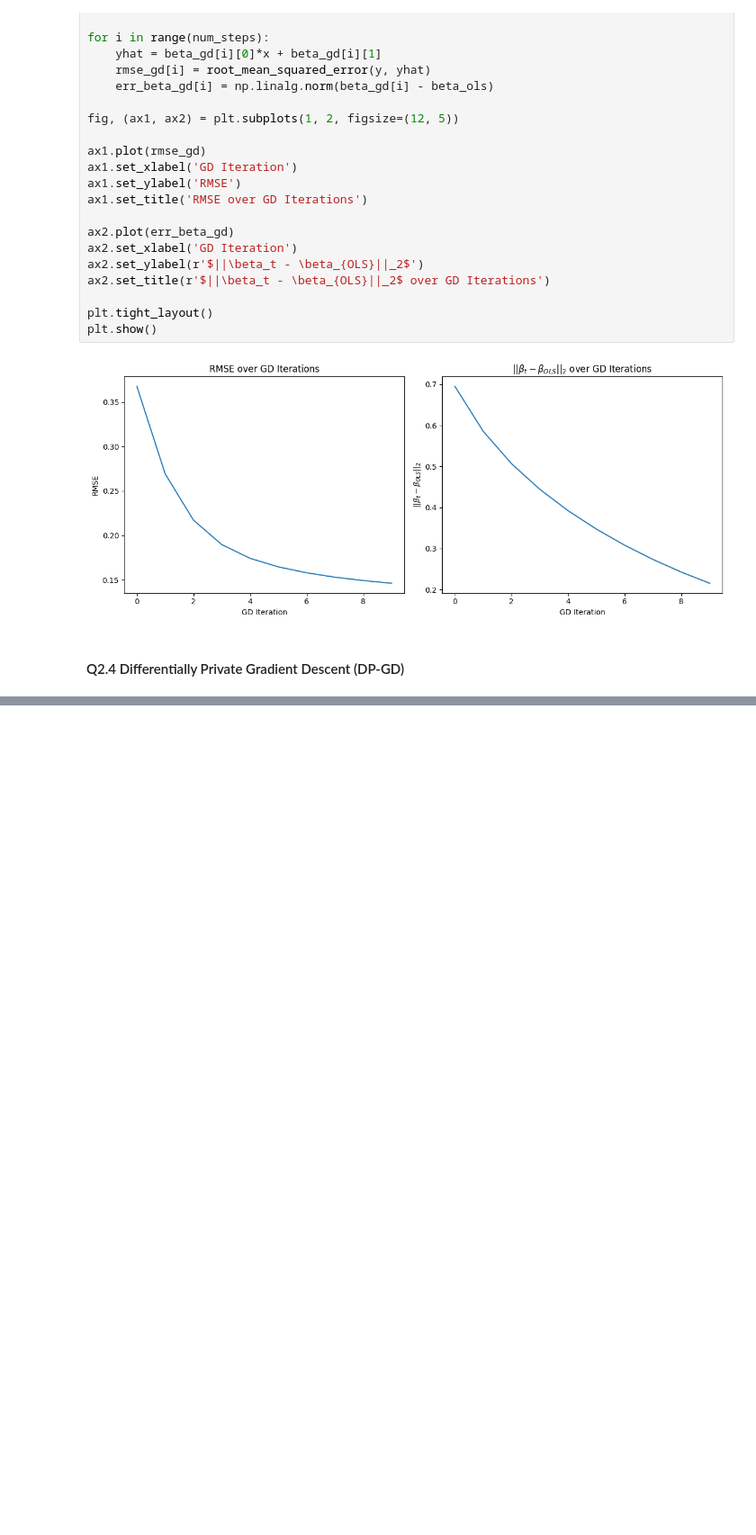
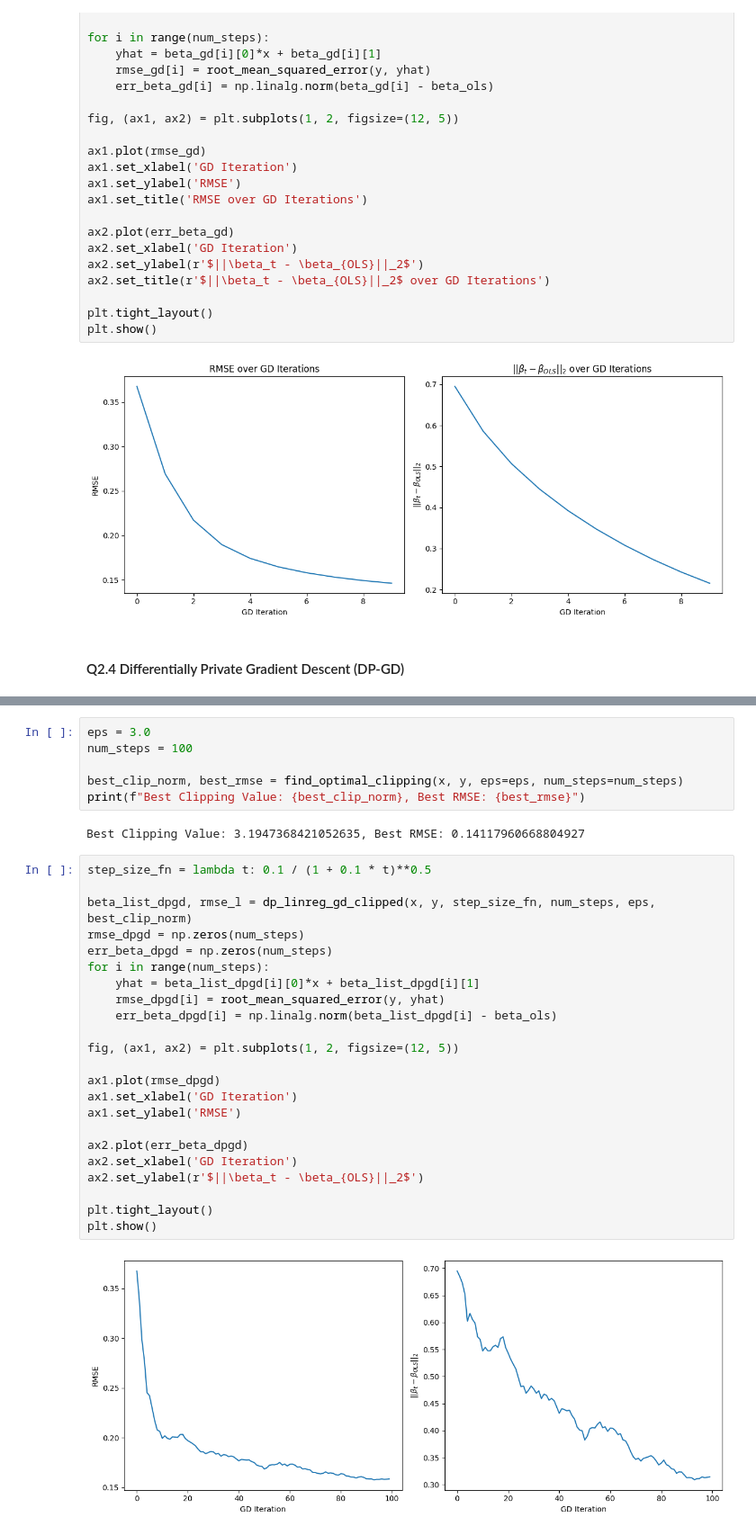
Before and after one commit to sabinaaskerova/privacy_ml, a Jupyter notebook: Sabina-ASKEROVA.ipynb, the cells around one changed output, grey strips where cells are left out. Shown at 90% size. Saved outputs shown, nothing was run; the diff lists cells and outputs as text; blank space fills up the shorter version.

```diff
--- a/Sabina-ASKEROVA.ipynb
+++ b/Sabina-ASKEROVA.ipynb
@@ -1170,0 +1086,33 @@ plt.show()
+# %%
+eps = 3.0
+num_steps = 100
+
+best_clip_norm, best_rmse = find_optimal_clipping(x, y, eps=eps, num_steps=num_steps)
+print(f"Best Clipping Value: {best_clip_norm}, Best RMSE: {best_rmse}")
+# %% [output]
+Best Clipping Value: 3.1947368421052635, Best RMSE: 0.14117960668804927
+# %%
+step_size_fn = lambda t: 0.1 / (1 + 0.1 * t)**0.5
+
+beta_list_dpgd, rmse_l = dp_linreg_gd_clipped(x, y, step_size_fn, num_steps, eps, best_clip_norm)
+rmse_dpgd = np.zeros(num_steps)
+err_beta_dpgd = np.zeros(num_steps)
+for i in range(num_steps):
+    yhat = beta_list_dpgd[i][0]*x + beta_list_dpgd[i][1]
+    rmse_dpgd[i] = root_mean_squared_error(y, yhat)
+    err_beta_dpgd[i] = np.linalg.norm(beta_list_dpgd[i] - beta_ols)
+
+fig, (ax1, ax2) = plt.subplots(1, 2, figsize=(12, 5))
+
+ax1.plot(rmse_dpgd)
+ax1.set_xlabel('GD Iteration')
+ax1.set_ylabel('RMSE')
+
+ax2.plot(err_beta_dpgd)
+ax2.set_xlabel('GD Iteration')
+ax2.set_ylabel(r'$||\beta_t - \beta_{OLS}||_2$')
+
+plt.tight_layout()
+plt.show()
+# %% [output]
+[figure, added]
```
Also changed, not shown: parts of 37 cells of this notebook.
